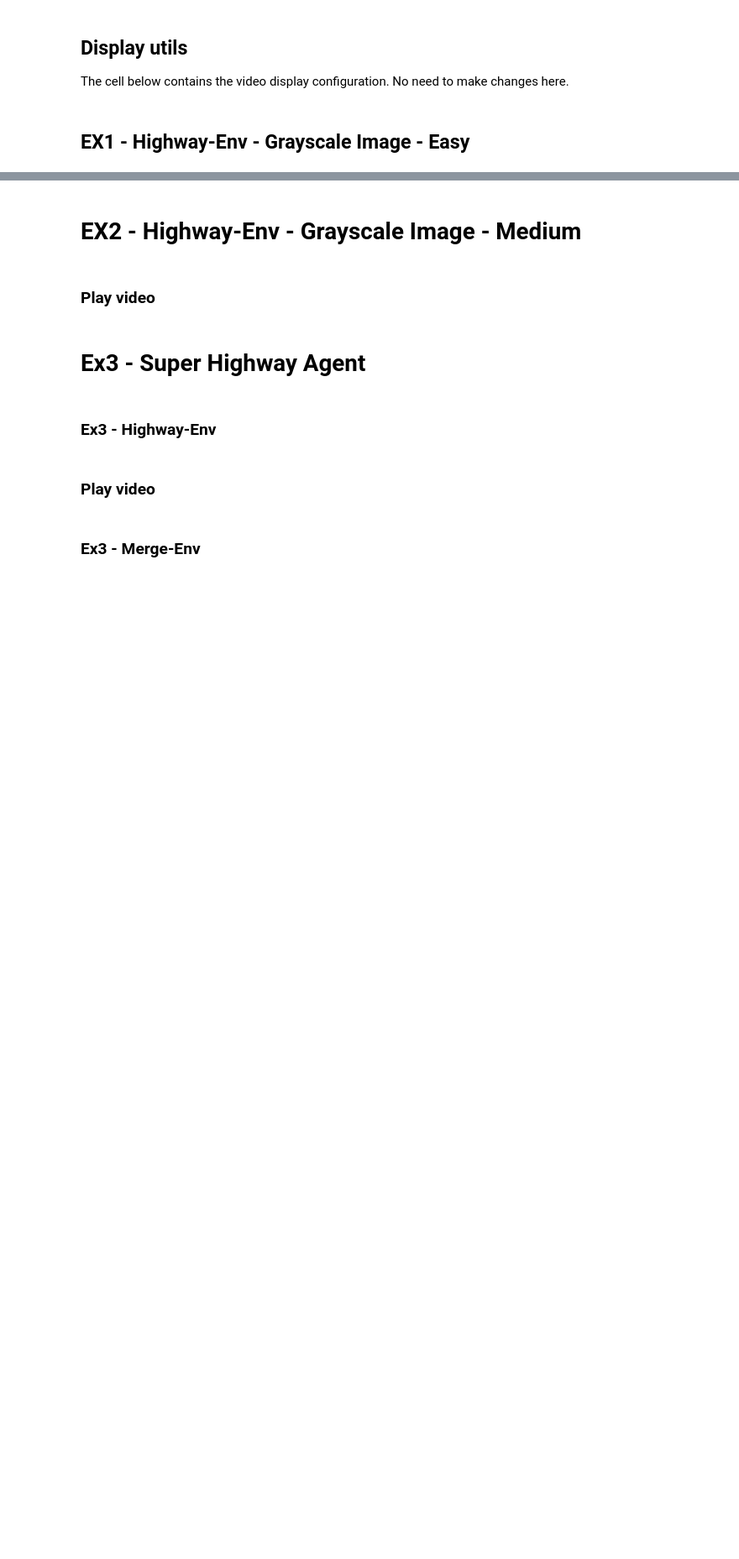
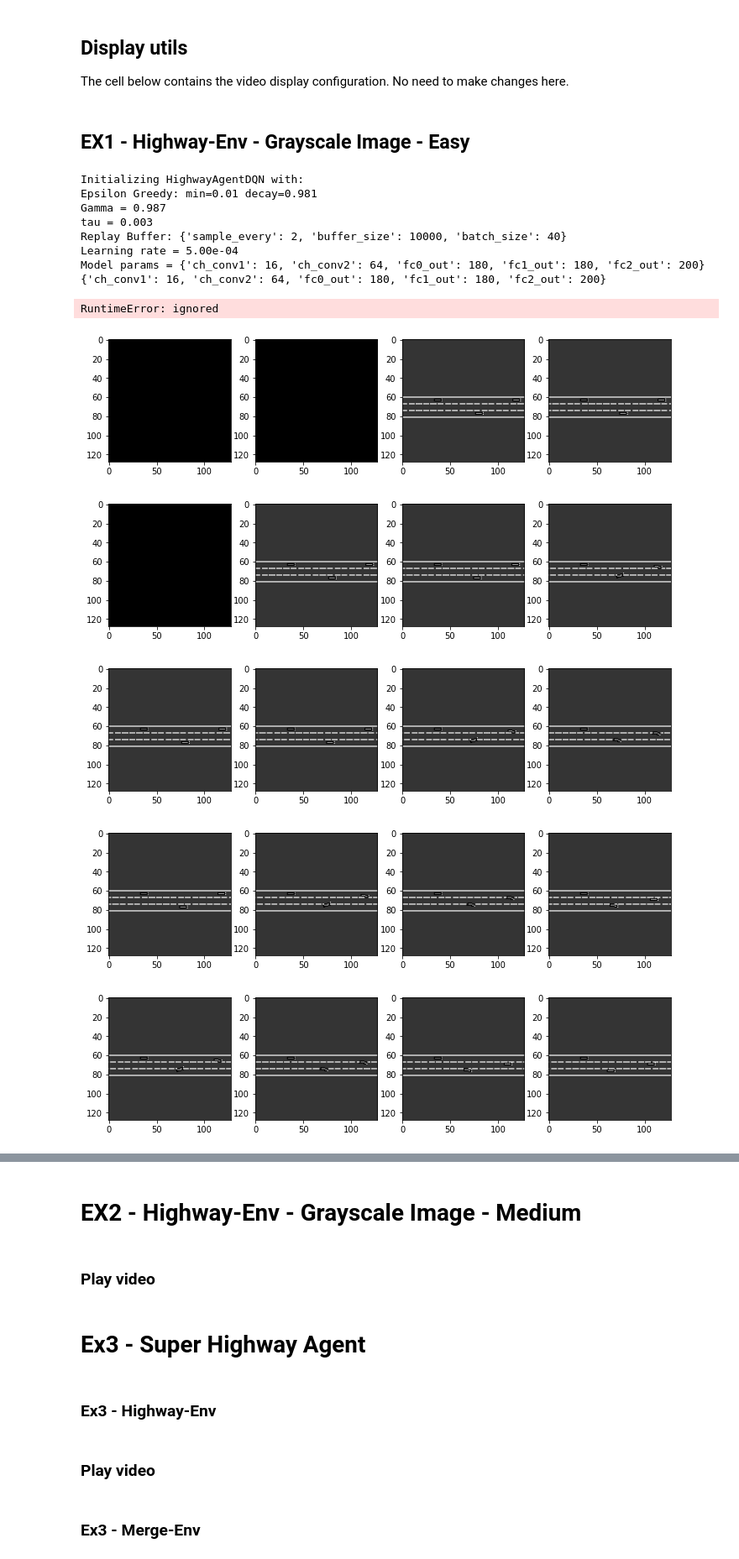
Before and after one commit to drormeir/HighwayRL, a Jupyter notebook: RL_Final_Project_2022.ipynb, the cells around one changed output, grey strips where cells are left out. Shown: that part at 84% size. Saved outputs shown, nothing was run; the diff lists cells and outputs as text; code cells hidden in the pictures; blank space fills up the shorter version.

Commit message:
plot results

```diff
--- a/RL_Final_Project_2022.ipynb
+++ b/RL_Final_Project_2022.ipynb
@@ -291,7 +291,7 @@ class OptimizerDQN:
 # %%
 
 class HighwayAgentDQN:
-    def __init__(self, env,
+    def __init__(self, state_size, action_size,
                  seed=0,
                  eps_greedy_min=0.01, eps_greedy_decay=0.981,
                  replay_buffer_size: int = int(1e4),
@@ -313,9 +313,8 @@ class HighwayAgentDQN:
         self.eps_greedy = 1.0
         self.eps_greedy_min = eps_greedy_min
         self.eps_greedy_decay = eps_greedy_decay
-        self.action_size = env.action_size
-        self.state_size = env.state_size
-        self.env_name = env.env_name
+        self.action_size = action_size
+        self.state_size = state_size
         self.reward_power = reward_power
         self.random = np.random.default_rng(seed=seed)
         model_params = {'ch_conv1': ch_conv1, 'ch_conv2': ch_conv2,
@@ -440,33 +439,51 @@ def wrap_env(env):
 # %%
 #=============== DO NOT DELETE ===============
 file = open('/content/HighwayRL/highway-config/config_ex1.txt', 'r')
 contents = file.read()
 config1 = ast.literal_eval(contents)
 file.close()
 # ============================================
 
 env = gym.make("highway-fast-v0")
 env.configure(config1)
 obs = env.reset()
 for j in range(10):
     obs, _, _, _ = env.step(0)
 
     _, axes = plt.subplots(ncols=4, figsize=(12, 5))
     for i, ax in enumerate(axes.flat):
         ax.imshow(obs[i, ...].T, cmap=plt.get_cmap('gray'))
 
 
 env = wrap_env(env)
-env.reset()
+state = env.reset()
 done = False
 iter = 0
 
-while (iter < 10) or not done:
-  if done:
-    break
-  iter +=1
-  action = env.action_space.sample()
-  observation, reward, done, _ = env.step(action)
-  screen = env.render(mode='rgb_array')
-  plt.imshow(screen)
-  print(f'iteration: {iter}, action: {action}, reward: {reward}, done: {done}')
+agent = HighwayAgentDQN(state_size=env.observation_space.shape, action_size=1)
+print(agent.local_q_network.)
+agent.local_q_network.load('/content/HighwayRL/results/EX1/best_training.pth')
+
+while not done:
+    iter +=1
+    action = agent.act(state, training=False)  # select an action
+    observation, reward, done, _ = env.step(action)
+    screen = env.render(mode='rgb_array')
+    plt.imshow(screen)
+    print(f'iteration: {iter}, action: {action}, reward: {reward}, done: {done}')
+    state = observation
+# %% [output]
+Initializing HighwayAgentDQN with:
+Epsilon Greedy: min=0.01 decay=0.981
+Gamma = 0.987
+tau = 0.003
+Replay Buffer: {'sample_every': 2, 'buffer_size': 10000, 'batch_size': 40}
+Learning rate = 5.00e-04
+Model params = {'ch_conv1': 16, 'ch_conv2': 64, 'fc0_out': 180, 'fc1_out': 180, 'fc2_out': 200}
+{'ch_conv1': 16, 'ch_conv2': 64, 'fc0_out': 180, 'fc1_out': 180, 'fc2_out': 200}
+RuntimeError: ignored
+[figure, added]
+[figure, added]
+[figure, added]
+[figure, added]
+[figure, added]
```
Also changed, not shown: parts of 2 cells of this notebook, 6 other files.
